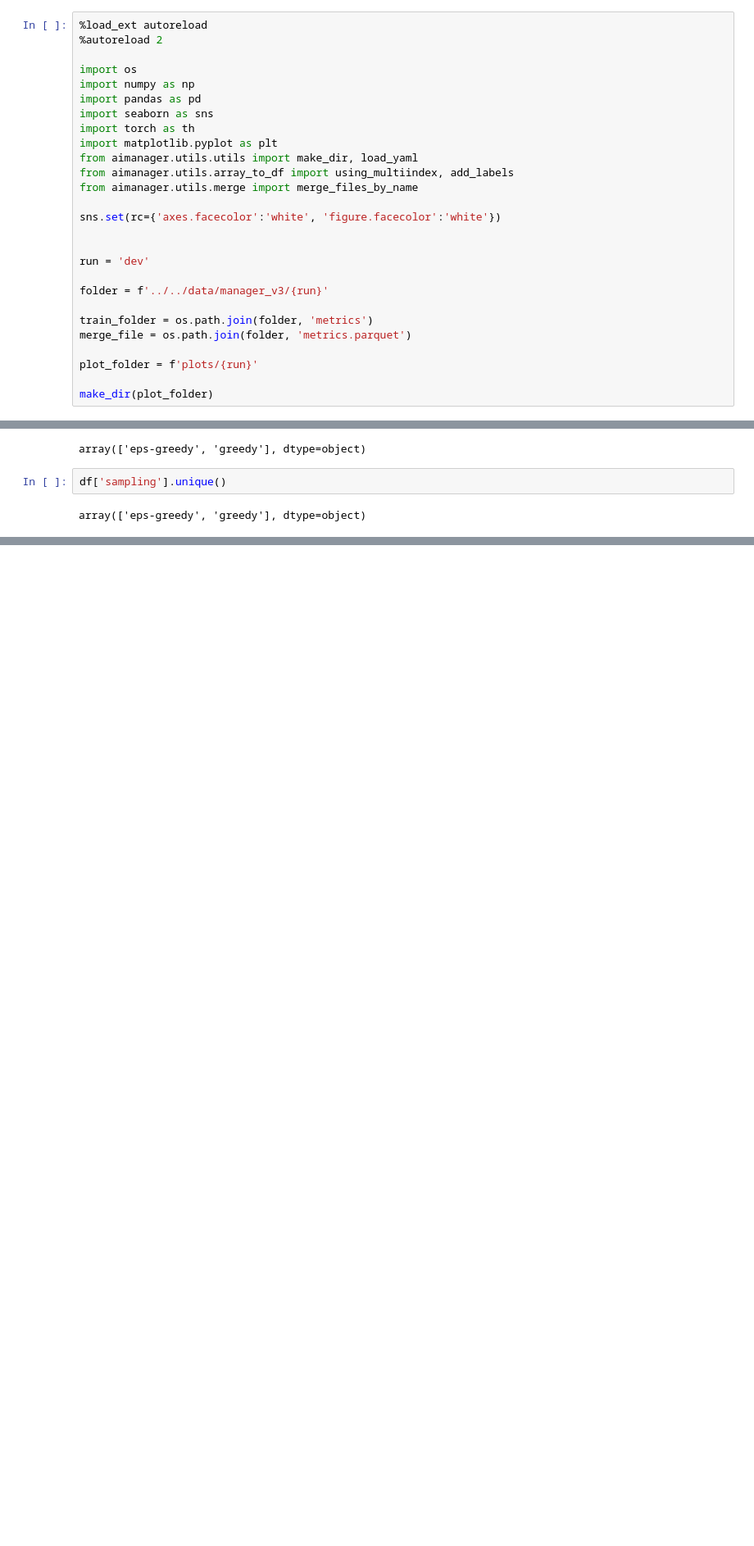
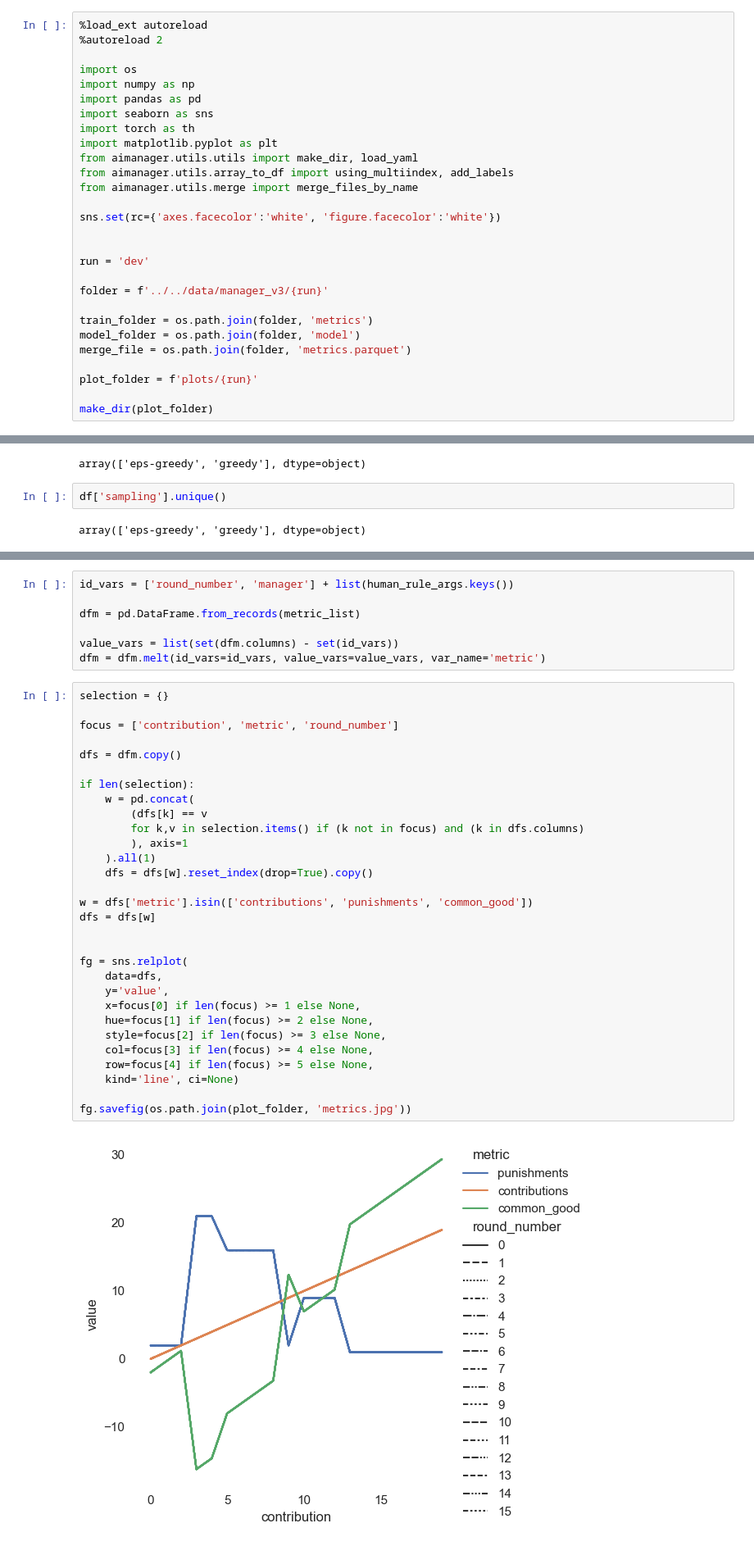
Before and after one commit to center-for-humans-and-machines/algorithmic-institutions, a Jupyter notebook: notebooks/manager_evaluation/rl_v3_dev.ipynb, the cells around one changed output, grey strips where cells are left out. Shown: that part at 82% size. Drawn from its saved outputs; the diff is of its cells as text; blank space fills up the shorter version.

```diff
--- a/notebooks/manager_evaluation/rl_v3_dev.ipynb
+++ b/notebooks/manager_evaluation/rl_v3_dev.ipynb
@@ -20,6 +20,7 @@ run = 'dev'
 folder = f'../../data/manager_v3/{run}'
 
 train_folder = os.path.join(folder, 'metrics')
+model_folder = os.path.join(folder, 'model')
 merge_file = os.path.join(folder, 'metrics.parquet')
 
 plot_folder = f'plots/{run}'
@@ -192,0 +285,39 @@ fg.savefig(os.path.join(plot_folder, 'q_values.jpg'))
+# %%
+id_vars = ['round_number', 'manager'] + list(human_rule_args.keys())
+
+dfm = pd.DataFrame.from_records(metric_list)
+
+value_vars = list(set(dfm.columns) - set(id_vars))
+dfm = dfm.melt(id_vars=id_vars, value_vars=value_vars, var_name='metric')
+# %%
+selection = {}
+
+focus = ['contribution', 'metric', 'round_number']
+
+dfs = dfm.copy()
+
+if len(selection):
+    w = pd.concat(
+        (dfs[k] == v
+        for k,v in selection.items() if (k not in focus) and (k in dfs.columns)
+        ), axis=1
+    ).all(1)
+    dfs = dfs[w].reset_index(drop=True).copy()
+
+w = dfs['metric'].isin(['contributions', 'punishments', 'common_good'])
+dfs = dfs[w]
+
+
+fg = sns.relplot(
+    data=dfs,
+    y='value',
+    x=focus[0] if len(focus) >= 1 else None,
+    hue=focus[1] if len(focus) >= 2 else None,
+    style=focus[2] if len(focus) >= 3 else None,
+    col=focus[3] if len(focus) >= 4 else None,
+    row=focus[4] if len(focus) >= 5 else None,
+    kind='line', ci=None)
+
+fg.savefig(os.path.join(plot_folder, 'metrics.jpg'))
+# %% [output]
+[figure, added]
```
Also changed, not shown: parts of 9 cells of this notebook, 6 other files.
